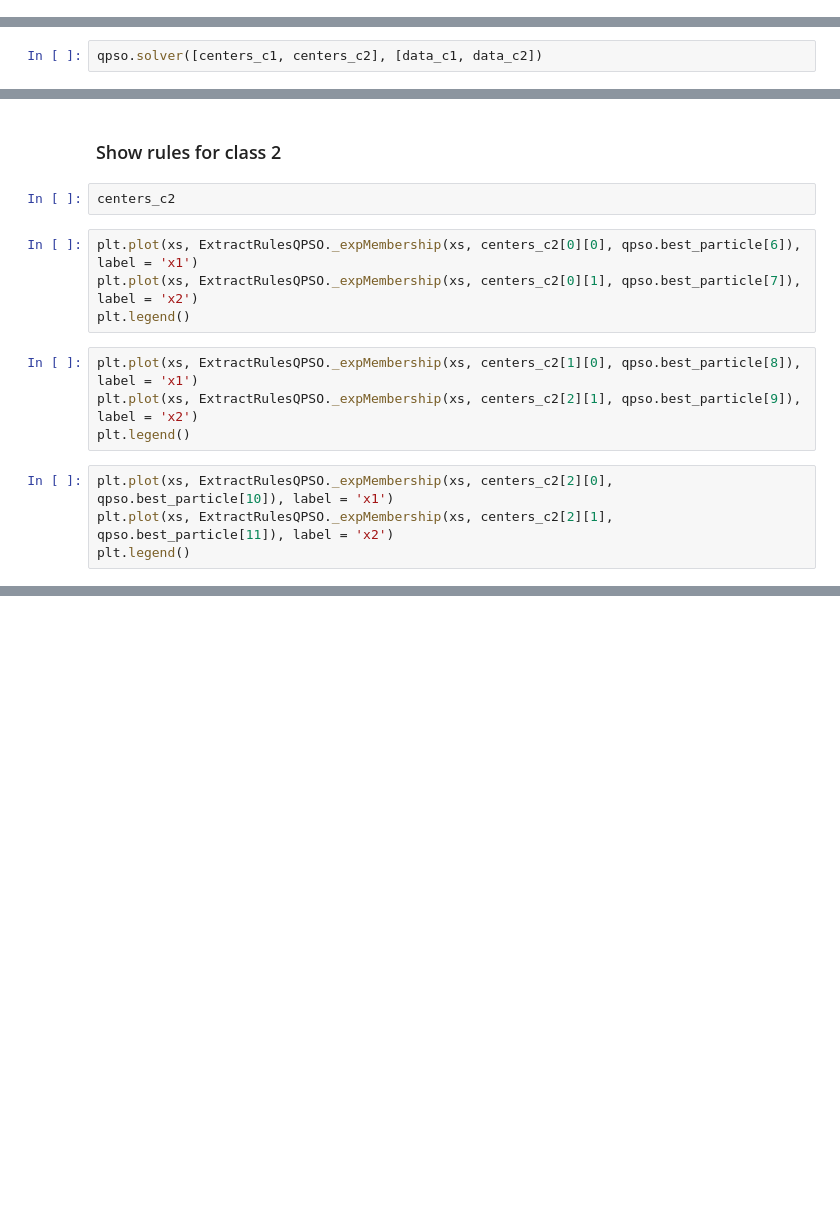
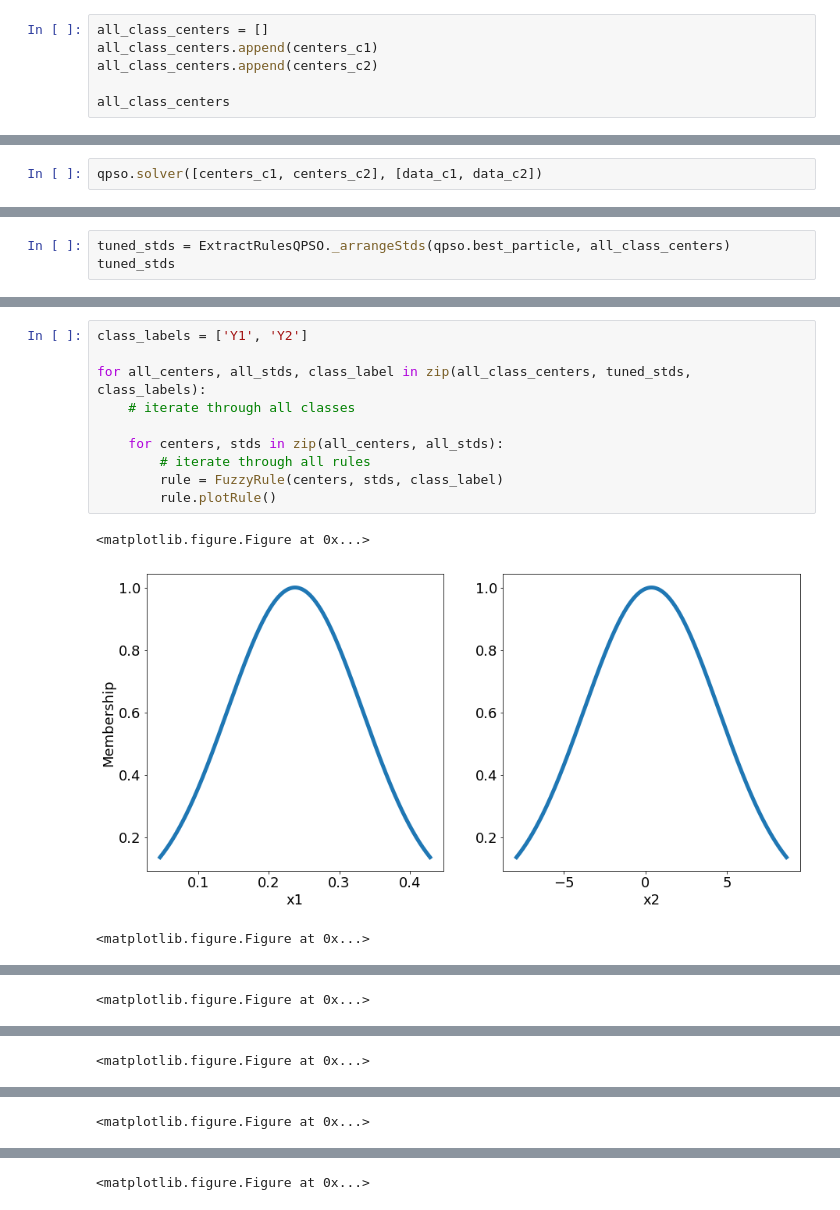
Before and after one commit to Donkeybobo/fuzzyclustering, a Jupyter notebook: analysis.ipynb, the cells around one changed output, grey strips where cells are left out. Cells and saved outputs as stored; diff of their text form; blank space fills up the shorter version.

Commit message:
tested new function - but graph output does not show properly

```diff
--- a/analysis.ipynb
+++ b/analysis.ipynb
@@ -55,0 +72,6 @@ centers_c1, centers_c2
+# %%
+all_class_centers = []
+all_class_centers.append(centers_c1)
+all_class_centers.append(centers_c2)
+
+all_class_centers
@@ -78,0 +119,3 @@ qpso.best_particle
+# %%
+tuned_stds = ExtractRulesQPSO._arrangeStds(qpso.best_particle, all_class_centers)
+tuned_stds
@@ -97,16 +130,14 @@ plt.legend()
-# %% [markdown]
-### Show rules for class 2
-# %%
-centers_c2
-# %%
-plt.plot(xs, ExtractRulesQPSO._expMembership(xs, centers_c2[0][0], qpso.best_particle[6]), label = 'x1')
-plt.plot(xs, ExtractRulesQPSO._expMembership(xs, centers_c2[0][1], qpso.best_particle[7]), label = 'x2')
-plt.legend()
-# %%
-plt.plot(xs, ExtractRulesQPSO._expMembership(xs, centers_c2[1][0], qpso.best_particle[8]), label = 'x1')
-plt.plot(xs, ExtractRulesQPSO._expMembership(xs, centers_c2[2][1], qpso.best_particle[9]), label = 'x2')
-plt.legend()
-# %%
-plt.plot(xs, ExtractRulesQPSO._expMembership(xs, centers_c2[2][0], qpso.best_particle[10]), label = 'x1')
-plt.plot(xs, ExtractRulesQPSO._expMembership(xs, centers_c2[2][1], qpso.best_particle[11]), label = 'x2')
-plt.legend()
+# %%
+class_labels = ['Y1', 'Y2']
+
+for all_centers, all_stds, class_label in zip(all_class_centers, tuned_stds, class_labels):
+    # iterate through all classes
+
+    for centers, stds in zip(all_centers, all_stds):
+        # iterate through all rules
+        rule = FuzzyRule(centers, stds, class_label)
+        rule.plotRule()
+# %% [output]
+<matplotlib.figure.Figure at 0x...>
+[figure, added]
+<matplotlib.figure.Figure at 0x...>
@@ -112,0 +145 @@ plt.legend()
+<matplotlib.figure.Figure at 0x...>
@@ -112,0 +147 @@ plt.legend()
+<matplotlib.figure.Figure at 0x...>
@@ -112,0 +149 @@ plt.legend()
+<matplotlib.figure.Figure at 0x...>
@@ -112,0 +151 @@ plt.legend()
+<matplotlib.figure.Figure at 0x...>
```
Also changed, not shown: parts of 16 cells of this notebook, 1 other file.
